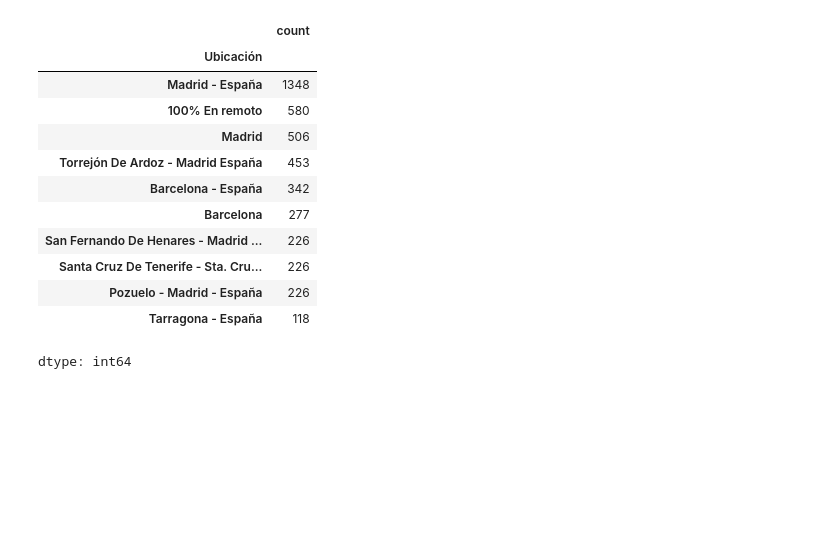
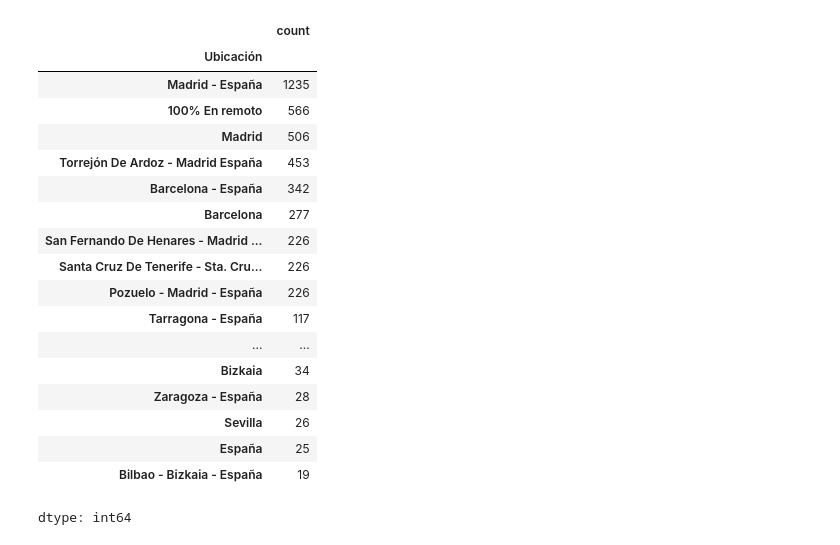
Before and after one commit to heav2308/scraping-tecnoempleo, a Jupyter notebook: Anaisis_datos_tecnoempleo.ipynb, the cells around one changed output. Drawn from its saved outputs; the diff is of its cells as text; code cells hidden in the pictures; blank space fills up the shorter version.

```diff
--- a/Anaisis_datos_tecnoempleo.ipynb
+++ b/Anaisis_datos_tecnoempleo.ipynb
@@ -8,10 +8,13 @@ import pandas as pd
 drive.mount('/content/drive')
 
 # Navegar a la ubicación del archivo y cargarlo
-df = pd.read_csv('/content/drive/My Drive/tecnoempleo_ofertas (09-08-24).csv')
+df = pd.read_csv('/content/drive/My Drive/tecnoempleo_ofertas(13-08-24).csv')
 
-# Leer el archivo (por ejemplo, si es un archivo CSV)
+# Importar librerias
 import pandas as pd
+import matplotlib.pyplot as plt
+import seaborn as sns
+import re
 
 df.head()
 # %% [output]
@@ -25,18 +28,18 @@ Drive already mounted at /content/drive; to attempt to forcibly remount, call dr
 # %%
 # Limpiando y extrayendo por 'Ubicación' para analizar la distribución geográfica
 
 # Estandarizando la columna 'Ubicación' removiendo caracteres especiales y extrayendo la ciudad
 df['Ubicación'] = df['Ubicación'].str.strip().str.split(',').str[0].str.split('(').str[0].str.replace(r'[\t\r\n]+', ' ', regex=True).str.strip()
 
 # Contando el número de ofertas por ubicación
 distribucion_ubicacion = df['Ubicación'].value_counts()
 
-distribucion_ubicacion.head(10)  # Muestra el top 10 de las ubicaciones con mas ofertas
+distribucion_ubicacion.head(20)  # Muestra el top 20 de las ubicaciones con mas ofertas
 # %% [output]
 |  | count |
 | Ubicación |  |
-| Madrid - España | 1348 |
-| 100% En remoto | 580 |
+| Madrid - España | 1235 |
+| 100% En remoto | 566 |
 | Madrid | 506 |
 | Torrejón De Ardoz - Madrid España | 453 |
 | Barcelona - España | 342 |
@@ -44,5 +47,11 @@ distribucion_ubicacion.head(10)  # Muestra el top 10 de las ubicaciones con mas
 | San Fernando De Henares - Madrid ... | 226 |
 | Santa Cruz De Tenerife - Sta. Cru... | 226 |
 | Pozuelo - Madrid - España | 226 |
-| Tarragona - España | 118 |
+| Tarragona - España | 117 |
+| ... | ... |
+| Bizkaia | 34 |
+| Zaragoza - España | 28 |
+| Sevilla | 26 |
+| España | 25 |
+| Bilbao - Bizkaia - España | 19 |
 dtype: int64
```
Also changed, not shown: parts of 14 cells of this notebook.
